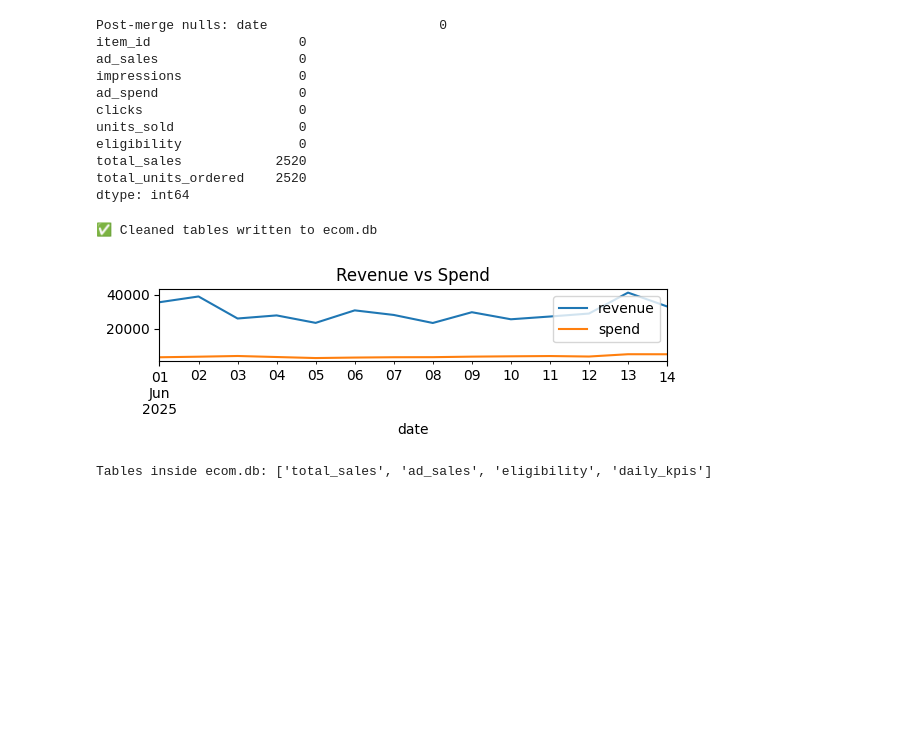
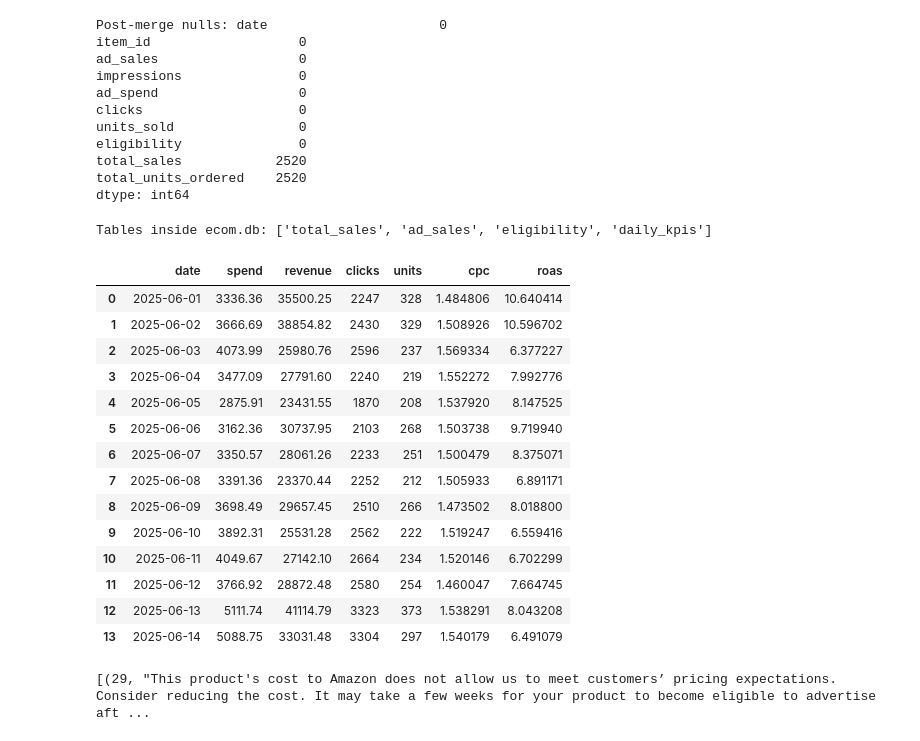
Before and after one commit to gautamk01/data-insights-ai, a Jupyter notebook: analysis.ipynb, the cells around one changed output. Drawn from its saved outputs; the diff is of its cells as text; code cells hidden in the pictures; blank space fills up the shorter version.

```diff
--- a/analysis.ipynb
+++ b/analysis.ipynb
@@ -189,7 +189,8 @@ total_sales            2520
 total_units_ordered    2520
 dtype: int64
 # %%
-# Save to SQLite so your Day-1 ingestion script is already perfect
+
+#Cleaned tables written to ecom.db
 import sqlite3, os
 os.makedirs('data/processed', exist_ok=True)
 with sqlite3.connect('data/processed/ecom.db') as conn:
@@ -197,15 +198,6 @@ with sqlite3.connect('data/processed/ecom.db') as conn:
     df_ad_sales.to_sql('ad_sales', conn, index=False, if_exists='replace')
     df_eligibility.to_sql('eligibility', conn, index=False, if_exists='replace')
     kpis.to_sql('daily_kpis', conn, index=False, if_exists='replace')
-print("✅ Cleaned tables written to ecom.db")
-# %% [output]
-✅ Cleaned tables written to ecom.db
-# %%
-import matplotlib.pyplot as plt
-kpis.set_index('date')[['revenue','spend']].plot(figsize=(6,2), title='Revenue vs Spend')
-plt.tight_layout(); plt.savefig('data/processed/revenue_vs_spend.png')
-# %% [output]
-[figure, removed]
 # %%
 import sqlite3
 with sqlite3.connect('data/processed/ecom.db') as conn:
@@ -213,3 +205,38 @@ with sqlite3.connect('data/processed/ecom.db') as conn:
     print("Tables inside ecom.db:", [t[0] for t in cursor.fetchall()])
 # %% [output]
 Tables inside ecom.db: ['total_sales', 'ad_sales', 'eligibility', 'daily_kpis']
+# %%
+kpis
+# %% [output]
+|  | date | spend | revenue | clicks | units | cpc | roas |
+| 0 | 2025-06-01 | 3336.36 | 35500.25 | 2247 | 328 | 1.484806 | 10.640414 |
+| 1 | 2025-06-02 | 3666.69 | 38854.82 | 2430 | 329 | 1.508926 | 10.596702 |
+| 2 | 2025-06-03 | 4073.99 | 25980.76 | 2596 | 237 | 1.569334 | 6.377227 |
+| 3 | 2025-06-04 | 3477.09 | 27791.60 | 2240 | 219 | 1.552272 | 7.992776 |
+| 4 | 2025-06-05 | 2875.91 | 23431.55 | 1870 | 208 | 1.537920 | 8.147525 |
+| 5 | 2025-06-06 | 3162.36 | 30737.95 | 2103 | 268 | 1.503738 | 9.719940 |
+| 6 | 2025-06-07 | 3350.57 | 28061.26 | 2233 | 251 | 1.500479 | 8.375071 |
+| 7 | 2025-06-08 | 3391.36 | 23370.44 | 2252 | 212 | 1.505933 | 6.891171 |
+| 8 | 2025-06-09 | 3698.49 | 29657.45 | 2510 | 266 | 1.473502 | 8.018800 |
+| 9 | 2025-06-10 | 3892.31 | 25531.28 | 2562 | 222 | 1.519247 | 6.559416 |
+| 10 | 2025-06-11 | 4049.67 | 27142.10 | 2664 | 234 | 1.520146 | 6.702299 |
+| 11 | 2025-06-12 | 3766.92 | 28872.48 | 2580 | 254 | 1.460047 | 7.664745 |
+| 12 | 2025-06-13 | 5111.74 | 41114.79 | 3323 | 373 | 1.538291 | 8.043208 |
+| 13 | 2025-06-14 | 5088.75 | 33031.48 | 3304 | 297 | 1.540179 | 6.491079 |
+# %%
+import sqlite3
+
+query = """
+SELECT item_id, message
+FROM eligibility
+"""
+
+# Open a connection and execute the query
+with sqlite3.connect("data/processed/ecom.db") as conn:
+    cursor = conn.cursor()
+    cursor.execute(query)
+    results = cursor.fetchall()
+
+print(results)
+# %% [output]
+[(29, "This product's cost to Amazon does not allow us to meet customers’ pricing expectations. Consider reducing the cost. It may take a few weeks for your product to become eligible to advertise aft ...
```
Also changed, not shown: 9 other files.
